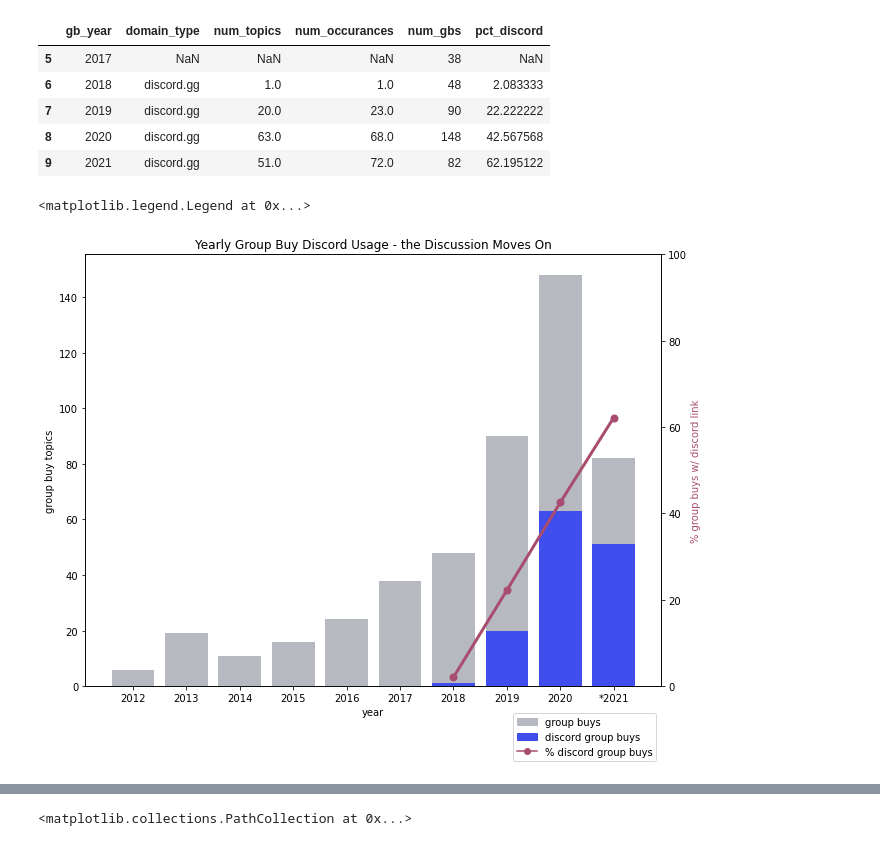
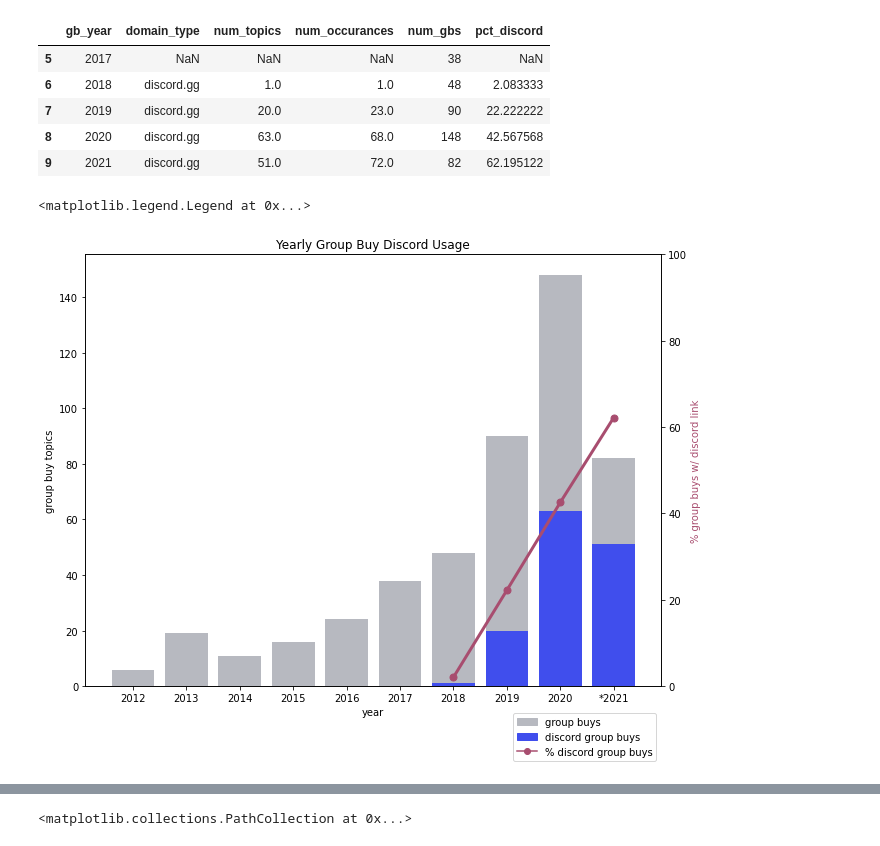
Before and after one commit to mattsalinero/mechanalysis, a Jupyter notebook: mechgraphing.ipynb, the cells around one changed output, grey strips where cells are left out. Drawn from its saved outputs; the diff is of its cells as text; code cells hidden in the pictures.

```diff
--- a/mechgraphing.ipynb
+++ b/mechgraphing.ipynb
@@ -229,32 +272,32 @@ dcrd_plot = plt.figure(figsize=[8,6])
 dcrd_ax1 = dcrd_plot.add_axes([1, 1, 1, 1])
 dcrd_ax2 = dcrd_ax1.twinx()
 
 # plot total gbs, discord gbs, and % discord gbs
 dcrd_xpos = np.arange(len(discord_df['gb_year']))
 dcrd_ax1.bar(dcrd_xpos, discord_df['num_gbs'], color=total_gray)
 dcrd_ax1.bar(dcrd_xpos, discord_df['num_topics'], color=dcrd_blue)
 
 dcrd_ax2.plot(discord_df['gb_year'], discord_df['pct_discord'],
                 marker='o', linewidth=3, markersize=7, color=pct_magen)
 
 # add axis labels/ticks
-dcrd_ax1.set_title("Yearly Group Buy Discord Usage - the Discussion Moves On")
+dcrd_ax1.set_title("Yearly Group Buy Discord Usage")
 
 dcrd_ax1.set_xlabel('year')
 dcrd_ax1.set_xticks(dcrd_xpos)
 dcrd_xpos_lab = discord_df['gb_year'].copy()
 dcrd_xpos_lab.iat[-1] = "*" + dcrd_xpos_lab.iat[-1]
 dcrd_ax1.set_xticklabels(dcrd_xpos_lab)
 
 dcrd_ax1.set_ylabel('group buy topics')
 dcrd_ax2.set_ylabel('% group buys w/ discord link', color=pct_magen)
 dcrd_ax2.set_ylim(0, 100)
 
 # create legend
 gb_patch = mpatches.Patch(color=total_gray, label='group buys')
 dcrd_patch = mpatches.Patch(color=dcrd_blue, label='discord group buys')
 pct_patch = mlines.Line2D([], [], color=pct_magen, marker='o', label='% discord group buys')
 plt.legend(handles=[gb_patch, dcrd_patch, pct_patch], bbox_to_anchor=(1, -0.05), loc='upper right')
 # %% [output]
 <matplotlib.legend.Legend at 0x...>
-[figure, old version]
+[figure, new version]
```
Also changed, not shown: parts of 6 cells of this notebook.
